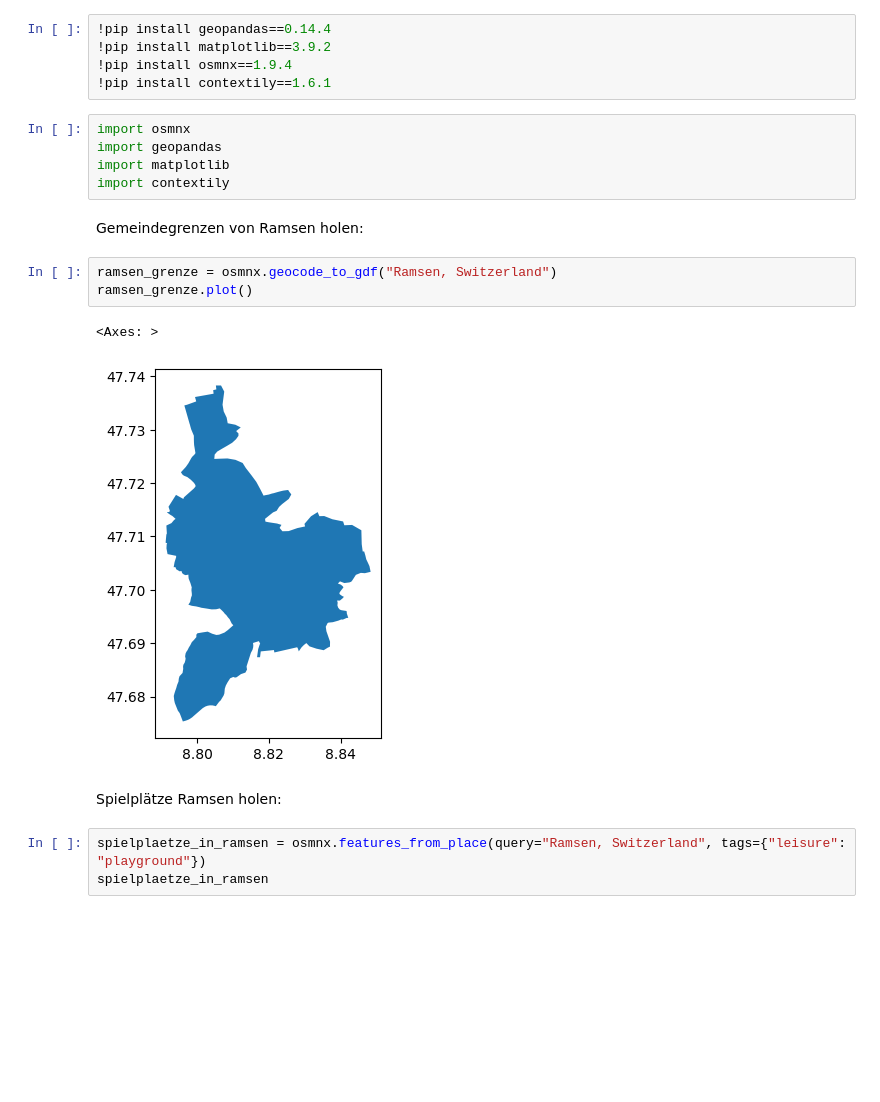
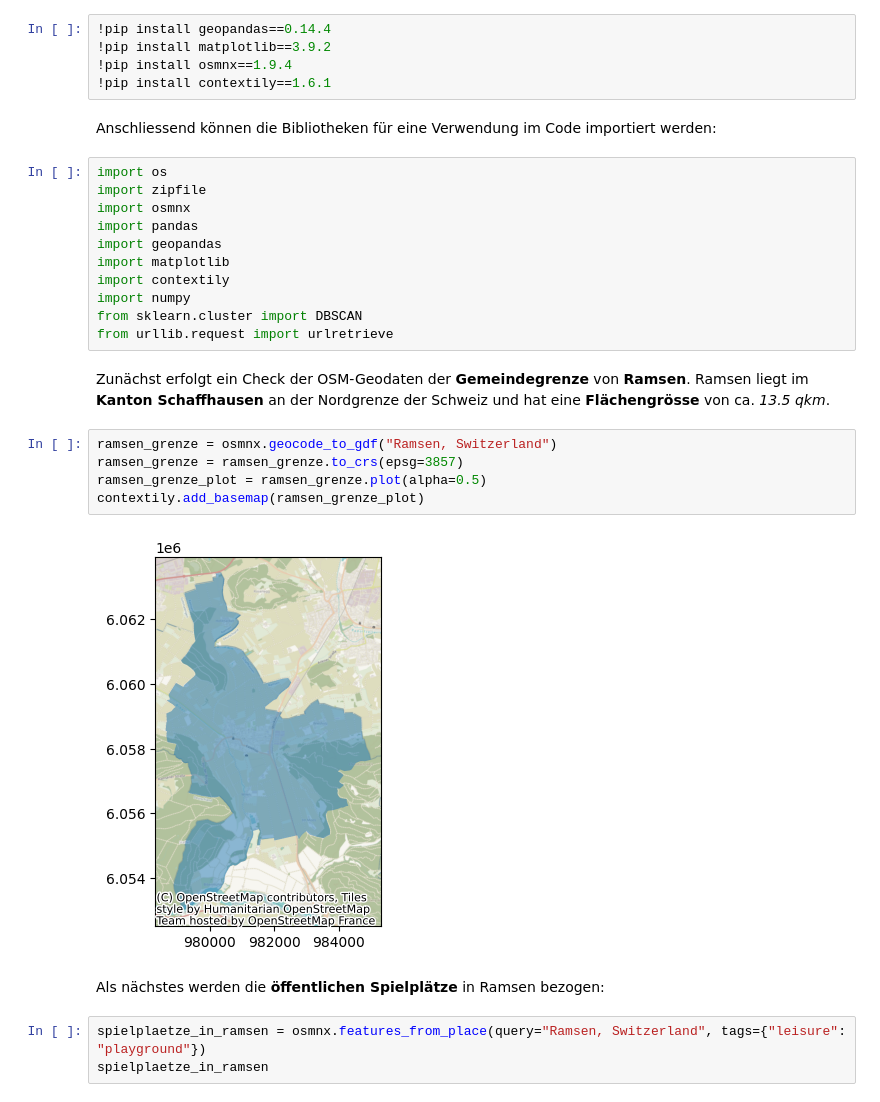
Before and after one commit to edgarbutwilowski/distanzen_spielplaetze_ramsen_py, a Jupyter notebook: distanzen_spielplaetze_ramsen.ipynb, the cells around one changed output. Saved outputs shown, nothing was run; the diff lists cells and outputs as text; blank space fills up the shorter version.

```diff
--- a/distanzen_spielplaetze_ramsen.ipynb
+++ b/distanzen_spielplaetze_ramsen.ipynb
@@ -3,21 +17,30 @@
 !pip install matplotlib==3.9.2
 !pip install osmnx==1.9.4
 !pip install contextily==1.6.1
+# %% [markdown]
+Anschliessend können die Bibliotheken für eine Verwendung im Code importiert werden:
 # %%
+import os
+import zipfile
 import osmnx
+import pandas
 import geopandas
 import matplotlib
 import contextily
+import numpy
+from sklearn.cluster import DBSCAN
+from urllib.request import urlretrieve
-# %% [markdown]
-Gemeindegrenzen von Ramsen holen:
+# %% [markdown]
+Zunächst erfolgt ein Check der OSM-Geodaten der **Gemeindegrenze** von **Ramsen**. Ramsen liegt im **Kanton Schaffhausen** an der Nordgrenze der Schweiz und hat eine **Flächengrösse** von ca. _13.5 qkm_.
 # %%
 ramsen_grenze = osmnx.geocode_to_gdf("Ramsen, Switzerland")
-ramsen_grenze.plot()
+ramsen_grenze = ramsen_grenze.to_crs(epsg=3857)
+ramsen_grenze_plot = ramsen_grenze.plot(alpha=0.5)
+contextily.add_basemap(ramsen_grenze_plot)
 # %% [output]
-<Axes: >
-[figure, old version]
+[figure, new version]
-# %% [markdown]
-Spielplätze Ramsen holen:
+# %% [markdown]
+Als nächstes werden die **öffentlichen Spielplätze** in Ramsen bezogen:
 # %%
 spielplaetze_in_ramsen = osmnx.features_from_place(query="Ramsen, Switzerland", tags={"leisure": "playground"})
 spielplaetze_in_ramsen
```
Also changed, not shown: parts of 71 cells of this notebook, 4 other files.
